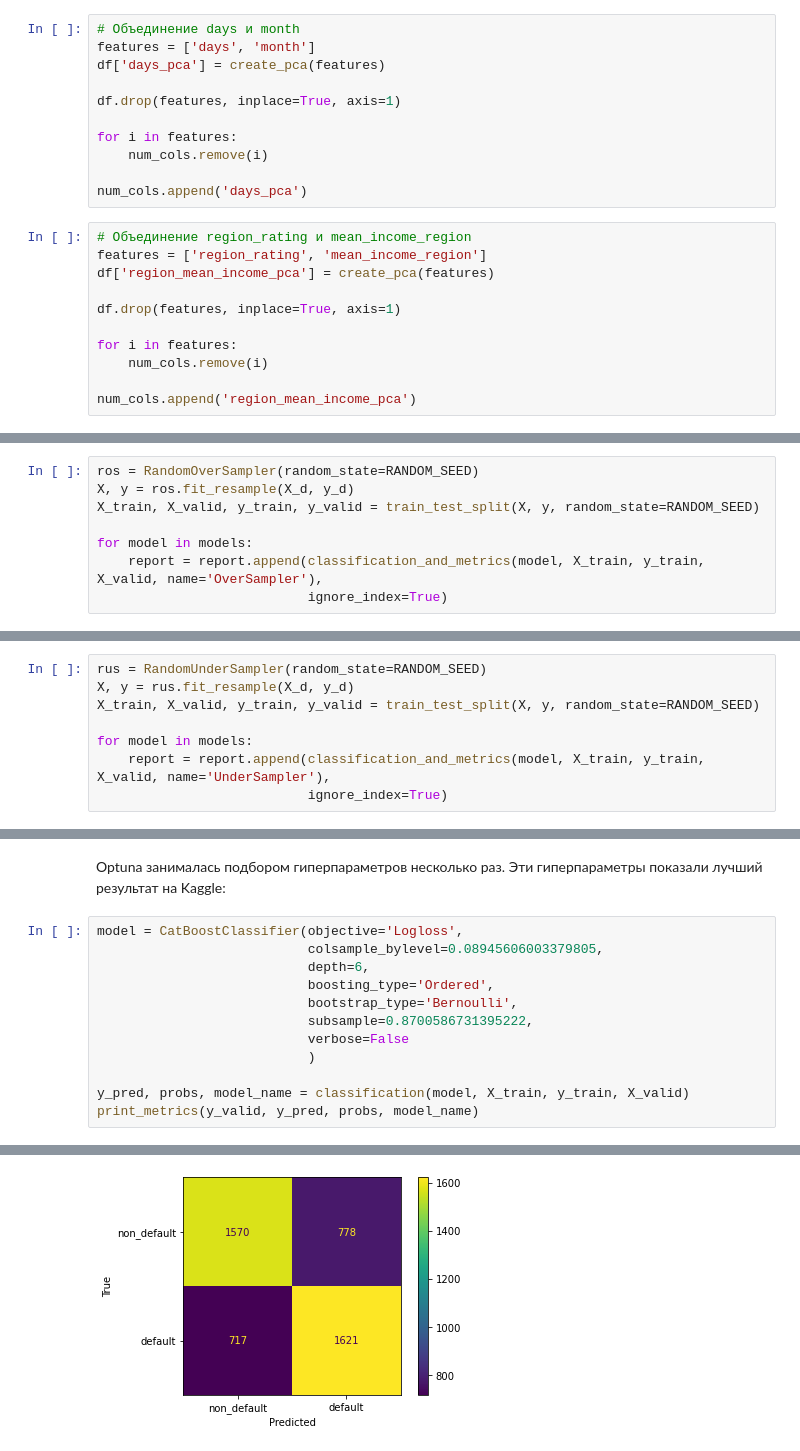
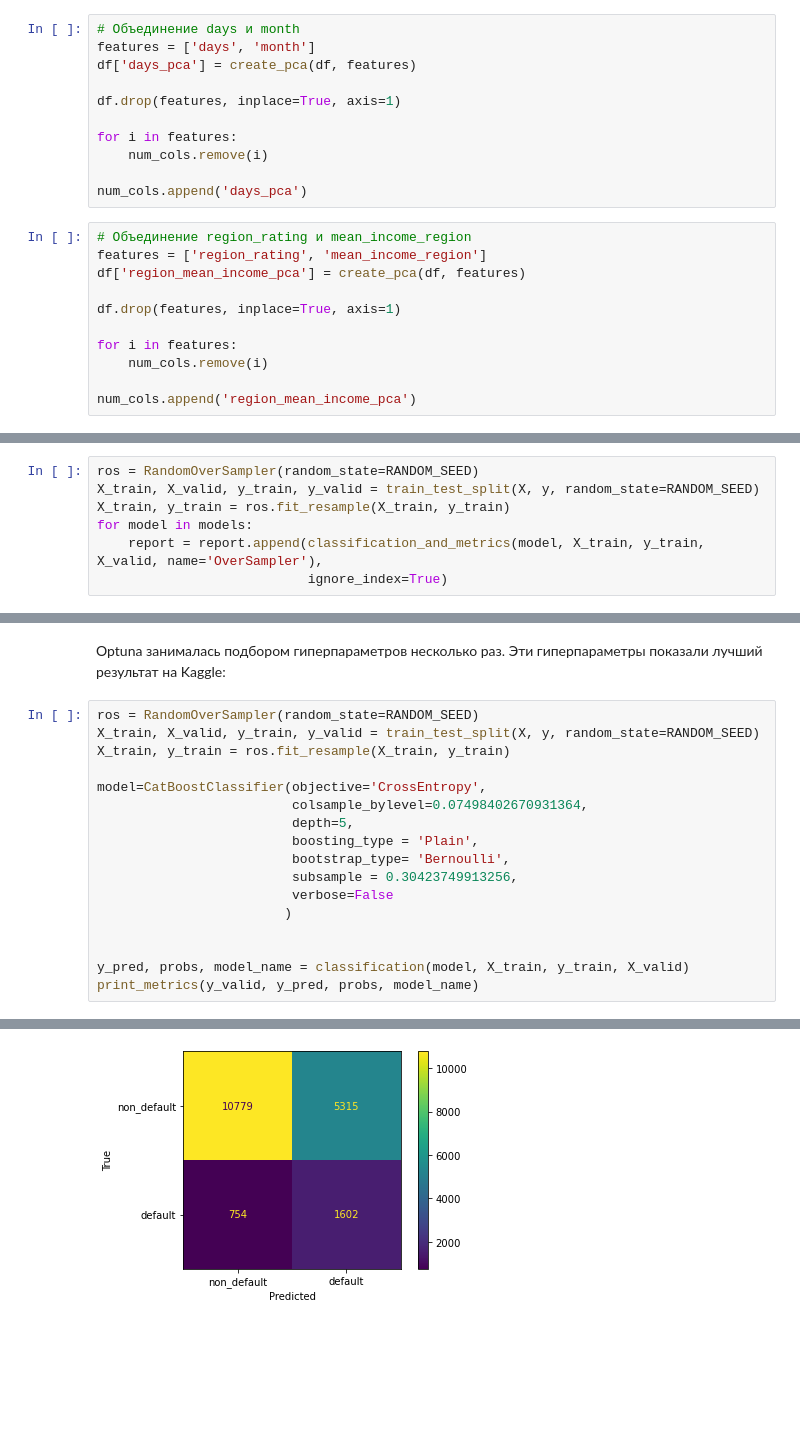
Before and after one commit to AkeraDS/skillfactory_projects, a Jupyter notebook: module_5/project_5.ipynb, the cells around one changed output, grey strips where cells are left out. Saved outputs shown, nothing was run; the diff lists cells and outputs as text; blank space fills up the shorter version.

```diff
--- a/module_5/project_5.ipynb
+++ b/module_5/project_5.ipynb
@@ -945,7 +955,7 @@ num_cols.append('car_pca')
 # %%
 # Объединение days и month
 features = ['days', 'month']
-df['days_pca'] = create_pca(features)
+df['days_pca'] = create_pca(df, features)
 
 df.drop(features, inplace=True, axis=1)
 
@@ -956,7 +966,7 @@ num_cols.append('days_pca')
 # %%
 # Объединение region_rating и mean_income_region
 features = ['region_rating', 'mean_income_region']
-df['region_mean_income_pca'] = create_pca(features)
+df['region_mean_income_pca'] = create_pca(df, features)
 
 df.drop(features, inplace=True, axis=1)
 
@@ -1059,8 +1067,7 @@ X_d, y_d = X.copy(), y.copy()
 # %%
 ros = RandomOverSampler(random_state=RANDOM_SEED)
-X, y = ros.fit_resample(X_d, y_d)
 X_train, X_valid, y_train, y_valid = train_test_split(X, y, random_state=RANDOM_SEED)
-
+X_train, y_train = ros.fit_resample(X_train, y_train)
 for model in models:
     report = report.append(classification_and_metrics(model, X_train, y_train, X_valid, name='OverSampler'),
                            ignore_index=True)
@@ -1097,8 +1103,0 @@ display(report)
-# %%
-rus = RandomUnderSampler(random_state=RANDOM_SEED)
-X, y = rus.fit_resample(X_d, y_d)
-X_train, X_valid, y_train, y_valid = train_test_split(X, y, random_state=RANDOM_SEED)
-
-for model in models:
-    report = report.append(classification_and_metrics(model, X_train, y_train, X_valid, name='UnderSampler'),
-                           ignore_index=True)
@@ -1399,14 +1663,19 @@ display(report)
 # %% [markdown]
 Optuna занималась подбором гиперпараметров несколько раз. Эти гиперпараметры показали лучший результат на Kaggle:
 # %%
-model = CatBoostClassifier(objective='Logloss',
-                           colsample_bylevel=0.08945606003379805,
-                           depth=6,
-                           boosting_type='Ordered',
-                           bootstrap_type='Bernoulli',
-                           subsample=0.8700586731395222,
-                           verbose=False
-                           )
+ros = RandomOverSampler(random_state=RANDOM_SEED)
+X_train, X_valid, y_train, y_valid = train_test_split(X, y, random_state=RANDOM_SEED)
+X_train, y_train = ros.fit_resample(X_train, y_train)
+
+model=CatBoostClassifier(objective='CrossEntropy',
+                         colsample_bylevel=0.07498402670931364,
+                         depth=5,
+                         boosting_type = 'Plain',
+                         bootstrap_type= 'Bernoulli',
+                         subsample = 0.30423749913256,
+                         verbose=False
+                        )
+
 
 y_pred, probs, model_name = classification(model, X_train, y_train, X_valid)
 print_metrics(y_valid, y_pred, probs, model_name)
@@ -1419 +1688 @@ f1_score: 0.684399408908592
-[figure, old version]
+[figure, new version]
```
Also changed, not shown: parts of 79 cells of this notebook, 1 other file.
